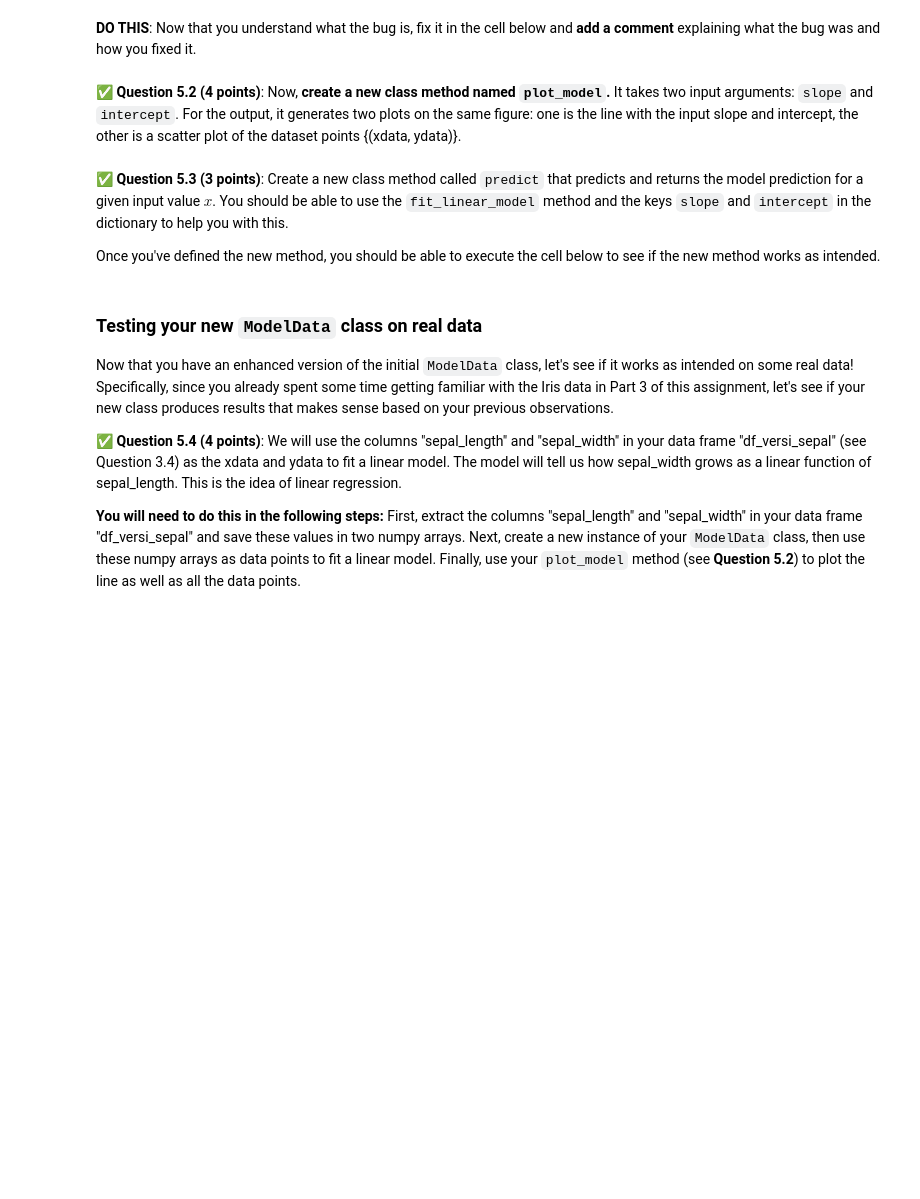
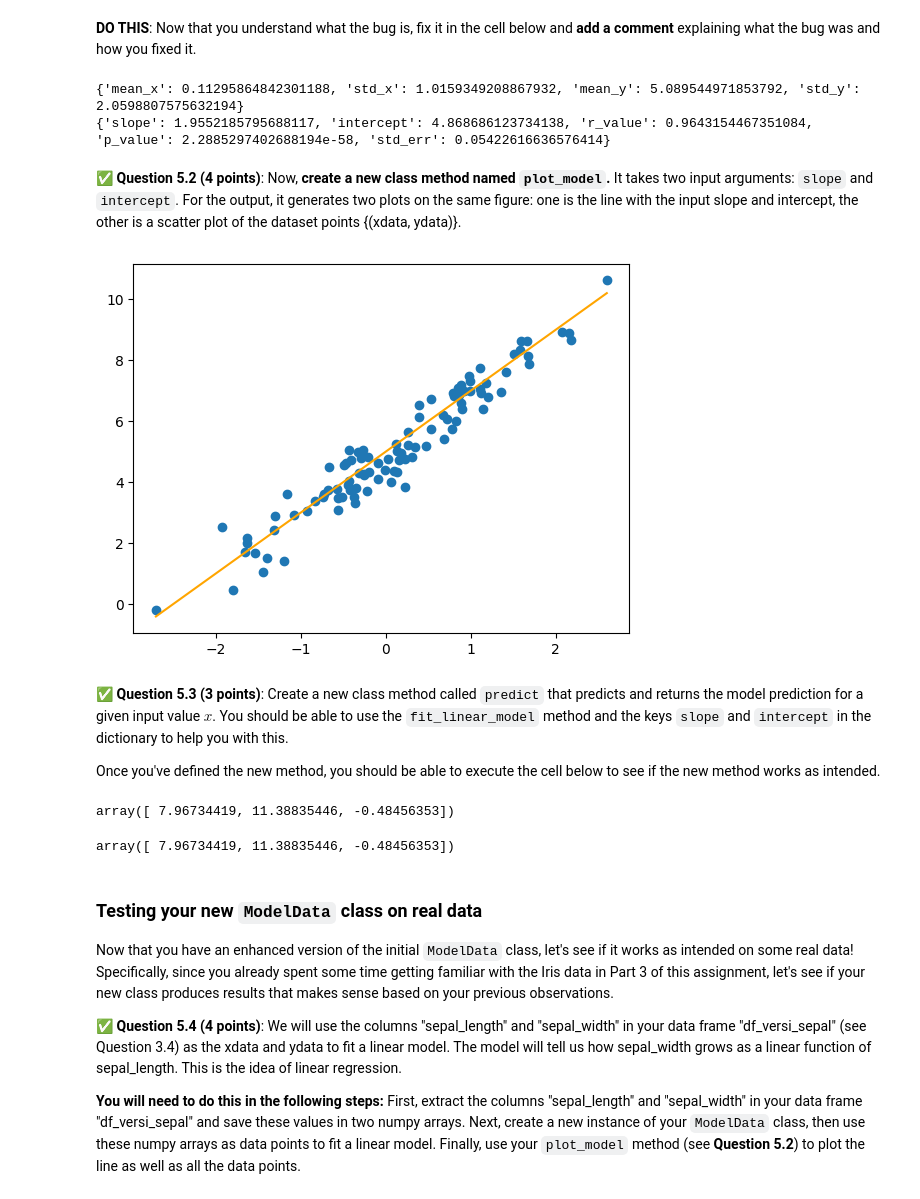
Before and after one commit to brytran/CMSE202-f23-turnin, a Jupyter notebook: hw-01/HW-01_GitPracticeDebuggingPythonPackagesAndClasses-STUDENT.ipynb, the cells around one changed output. Cells and saved outputs as stored; diff of their text form; code cells hidden in the pictures; blank space fills up the shorter version.

```diff
--- a/hw-01/HW-01_GitPracticeDebuggingPythonPackagesAndClasses-STUDENT.ipynb
+++ b/hw-01/HW-01_GitPracticeDebuggingPythonPackagesAndClasses-STUDENT.ipynb
@@ -551,7 +565,7 @@ import scipy.stats as st
 
 class ModelData:
 
-    def __init__(xdata, ydata):
+    def __init__(self, xdata, ydata):
         self.xdata = xdata
         self.ydata = ydata
 
@@ -572,6 +586,18 @@ class ModelData:
             "p_value": p_value,
             "std_err": std_err
         }
+
+
+    def plot_model(self, slope, intercept):
+        plt.figure()
+        plt.scatter(self.xdata,self.ydata)
+        x = np.linspace(min(self.xdata),max(self.xdata),100)
+        y = slope*x+intercept
+        plt.plot(x,y, color = "orange")
+
+    def predict(self, x):
+        model = self.fit_linear_model()
+        return model["slope"]*x + model["intercept"]
 # %% [markdown]
 &#9989; **Questions 5.1 (2 points)**: **Debug the `ModelData` class, then run the following code to see what the output is.** **DO NOT MODIFY THIS CODE CELL**. (so that you can remember what the bug was)
 # %%
@@ -600,7 +649,29 @@ If you need to write any code to explore the nature of the bug, please do so in
+# %%
+# Put your non-buggy code here
+## DO NOT CHANGE THIS CELL ##
+
+# This is an example usage of the class "ModelData" If it doesn't work, you need to make changes to the class.
+import matplotlib.pyplot as plt
+
+x = np.random.randn(100)
+y = 2*x + 5 + np.random.normal(0, 0.5, 100)
+
+data = ModelData(x, y)
+stats = data.summary_stats()
+model = data.fit_linear_model()
+
+print(stats)
+print(model)
+# %% [output]
+{'mean_x': 0.11295864842301188, 'std_x': 1.0159349208867932, 'mean_y': 5.089544971853792, 'std_y': 2.0598807575632194}
+{'slope': 1.9552185795688117, 'intercept': 4.868686123734138, 'r_value': 0.9643154467351084, 'p_value': 2.2885297402688194e-58, 'std_err': 0.05422616636576414}
 # %% [markdown]
 &#9989; **Question 5.2 (4 points)**: Now, **create a new class method named `plot_model`.** It takes two input arguments: `slope` and `intercept`. For the output, it generates two plots on the same figure: one is the line with the input slope and intercept, the other is a scatter plot of the dataset points {(xdata, ydata)}.
 # %%
 # Put your code here
+data.plot_model(2,5)
+# %% [output]
+[figure, added]
 # %% [markdown]
 &#9989; **Question 5.3 (3 points)**: Create a new class method called `predict` that predicts and returns the model prediction for a given input value $x$. You should be able to use the `fit_linear_model` method and the keys `slope` and `intercept` in the dictionary to help you with this.
 
@@ -614,3 +685,5 @@ x_new = np.array([1.5, 3.2, -2.7])
 y_pred = data.predict(x_new)
 
 y_pred
+# %% [output]
+array([ 7.96734419, 11.38835446, -0.48456353])
@@ -619,3 +690,12 @@ y_pred
+# %%
+# Put your code here
+
+x_new = np.array([1.5, 3.2, -2.7])
+y_pred = data.predict(x_new)
+
+y_pred
+# %% [output]
+array([ 7.96734419, 11.38835446, -0.48456353])
 # %% [markdown]
 ### Testing your new `ModelData` class on real data
 
```
Also changed, not shown: parts of 10 cells of this notebook.
